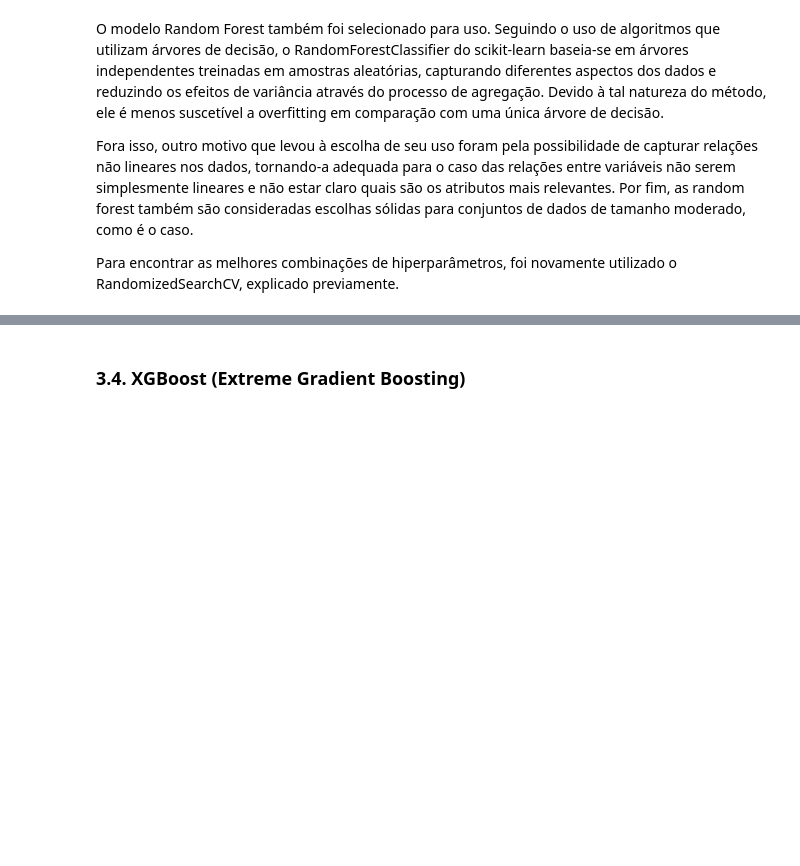
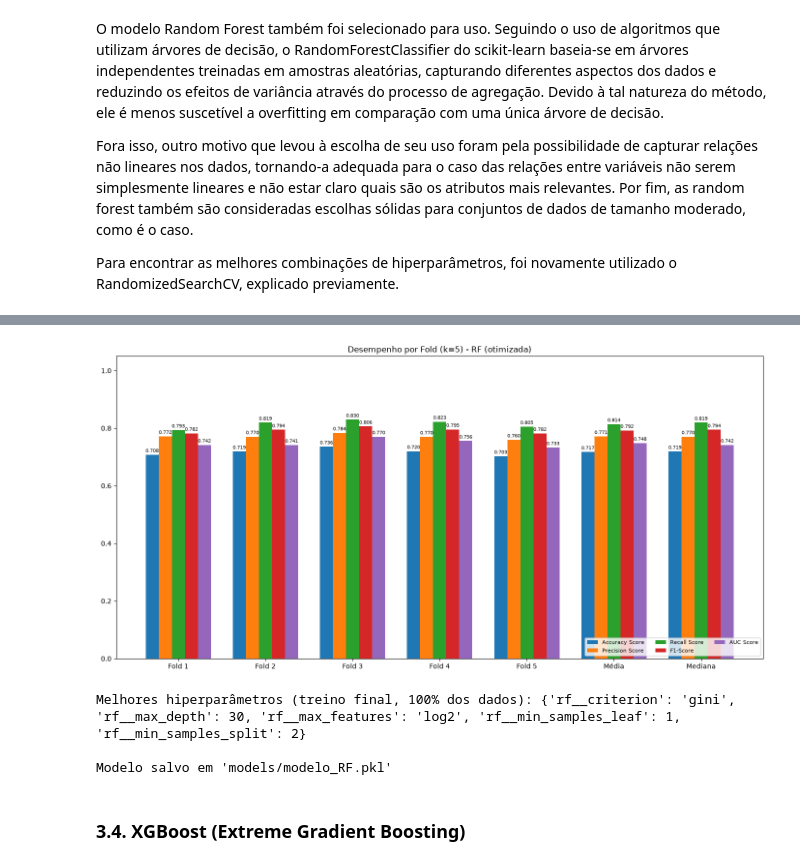
Before and after one commit to CBenini07/TCC, a Jupyter notebook: TCC_3_Aplicacao_Modelos_V2.ipynb, the cells around one changed output, grey strips where cells are left out. Saved outputs shown, nothing was run; the diff lists cells and outputs as text; code cells hidden in the pictures; blank space fills up the shorter version.

```diff
--- a/TCC_3_Aplicacao_Modelos_V2.ipynb
+++ b/TCC_3_Aplicacao_Modelos_V2.ipynb
@@ -557,3 +572,22 @@ AUC: 0.7788690356956852
+# %%
+# --- Histograma individual do modelo (5 folds + média + mediana) ---
+plot_model_cv_histogram('RF (otimizada)', cv_metrics['RF (otimizada)'])
+
+# --- Treino final do modelo de produção, agora com 100% dos dados ---
+final_search_rf = build_search_rf()
+final_search_rf.fit(X, y)
+best_estimator = final_search_rf.best_estimator_
+print("Melhores hiperparâmetros (treino final, 100% dos dados):", final_search_rf.best_params_)
+
+# --- Salvar modelo de produção ---
+nome = 'models_V2/modelo_RF.pkl'
+dump(best_estimator, nome)
+print(f"\nModelo salvo em '{nome}'")
+# %% [output]
+[figure, added]
+Melhores hiperparâmetros (treino final, 100% dos dados): {'rf__criterion': 'gini', 'rf__max_depth': 30, 'rf__max_features': 'log2', 'rf__min_samples_leaf': 1, 'rf__min_samples_split': 2}
+
+Modelo salvo em 'models/modelo_RF.pkl'
 # %% [markdown]
 ### 3.4. XGBoost (Extreme Gradient Boosting)
 # %% [markdown]
```
Also changed, not shown: parts of 41 cells of this notebook.
